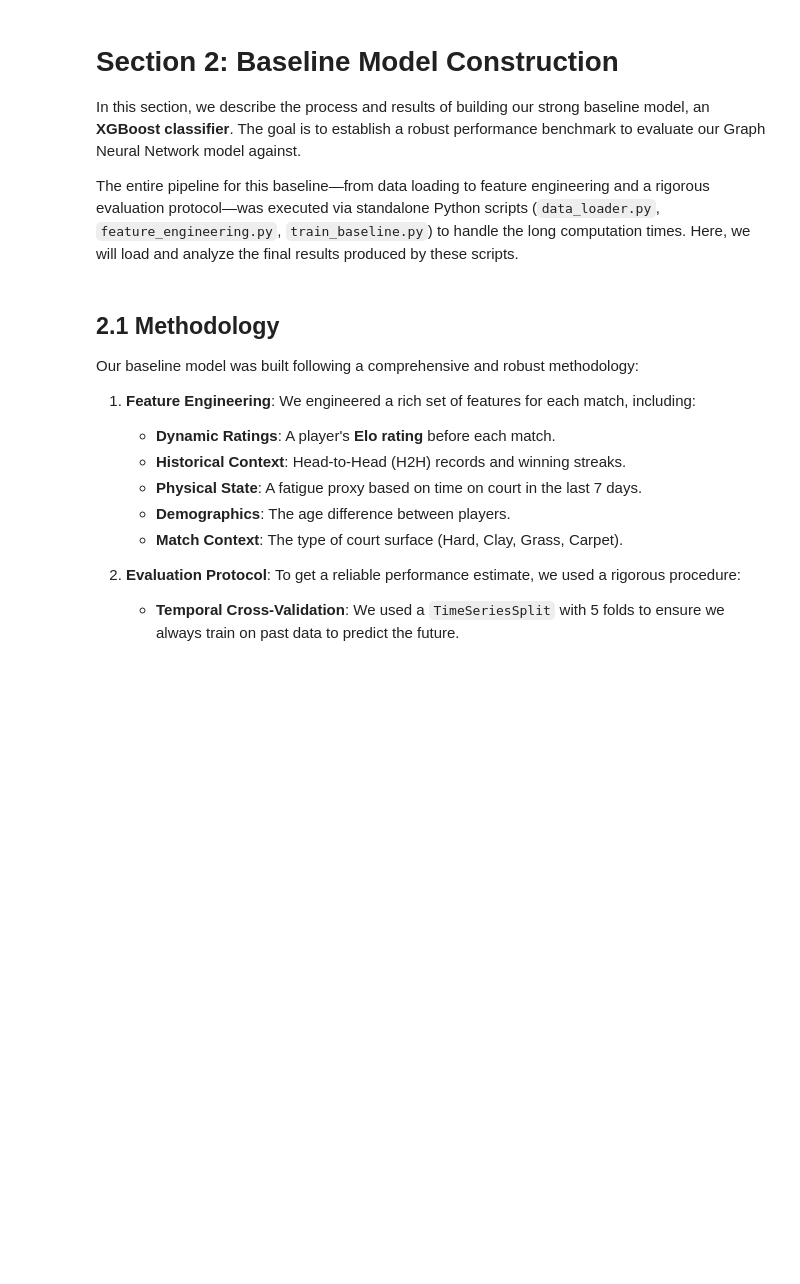
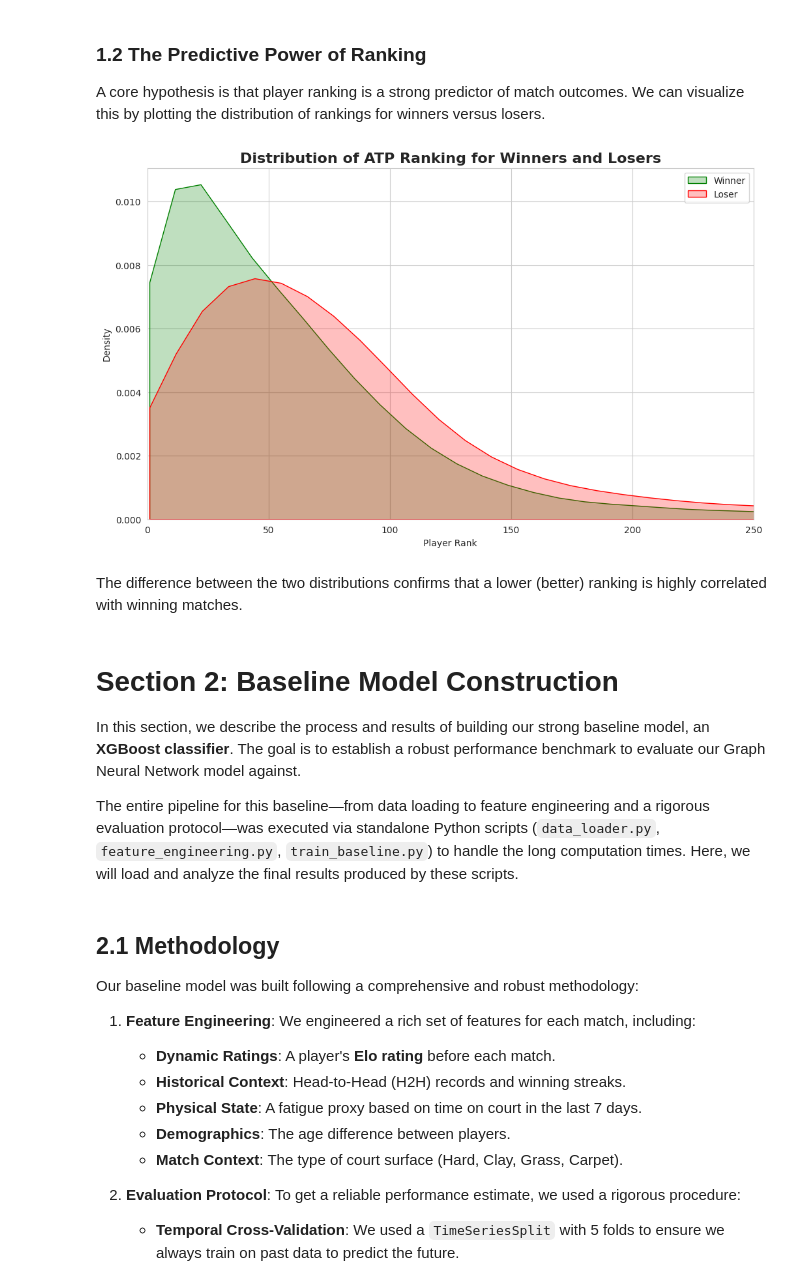
Before and after one commit to DonatoFe11/Tennis-Match-Predictor, a Jupyter notebook: notebooks/tennis_match_prediction_with_GNN.ipynb, the cells around one changed output. Saved outputs shown, nothing was run; the diff lists cells and outputs as text; code cells hidden in the pictures; blank space fills up the shorter version.

```diff
--- a/notebooks/tennis_match_prediction_with_GNN.ipynb
+++ b/notebooks/tennis_match_prediction_with_GNN.ipynb
@@ -29,7 +0,0 @@ Trovati 0 file di match principali dal 2000 in poi.
-# %%
-li = []
-# Ordiniamo i file per essere sicuri che i dati siano caricati cronologicamente
-for filename in sorted(all_files_filtered):
-    print(f"Caricamento: {filename}") # Aggiungiamo un print per vedere cosa sta caricando
-    df = pd.read_csv(filename, index_col=None, header=0, low_memory=False) # low_memory=False può prevenire warning su tipi misti
-    li.append(df)
@@ -279,3 +94,25 @@ Name: count, dtype: int64
+# %% [markdown]
+### 1.2 The Predictive Power of Ranking
+
+A core hypothesis is that player ranking is a strong predictor of match outcomes. We can visualize this by plotting the distribution of rankings for winners versus losers.
+# %%
+# Prepare data for the plot by dropping matches with missing ranks
+data_ranks = df.dropna(subset=['winner_rank', 'loser_rank'])
+
+plt.figure(figsize=(12, 7))
+sns.kdeplot(data_ranks['winner_rank'], fill=True, color="green", label='Winner', cut=0)
+sns.kdeplot(data_ranks['loser_rank'], fill=True, color="red", label='Loser', cut=0)
+
+plt.title('Distribution of ATP Ranking for Winners and Losers', fontsize=16, weight='bold')
+plt.xlabel('Player Rank')
+plt.ylabel('Density')
+plt.legend()
+plt.xlim(0, 250) # Focus on the most competitive range
+plt.show()
+# %% [output]
+[figure, added]
+# %% [markdown]
+The difference between the two distributions confirms that a lower (better) ranking is highly correlated with winning matches.
 # %% [markdown]
 # Section 2: Baseline Model Construction
 
```
Also changed, not shown: parts of 39 cells of this notebook, 3 other files.
